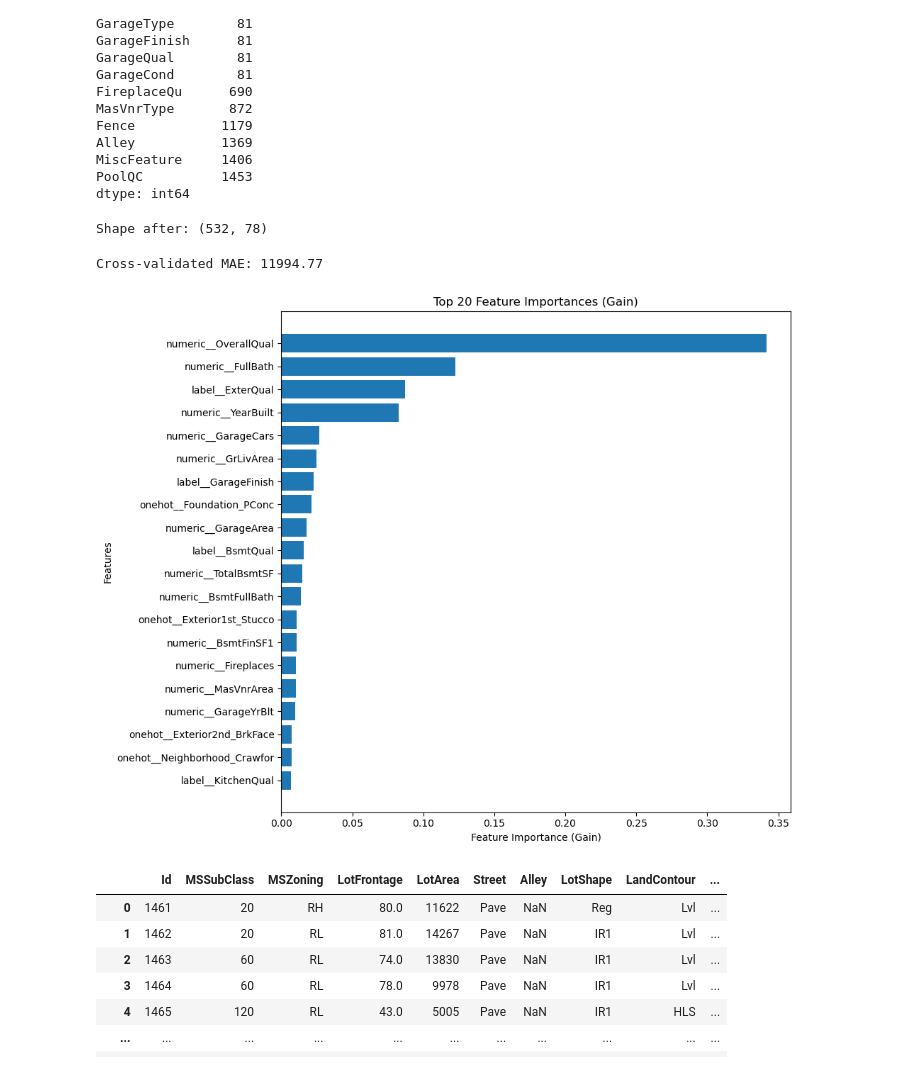
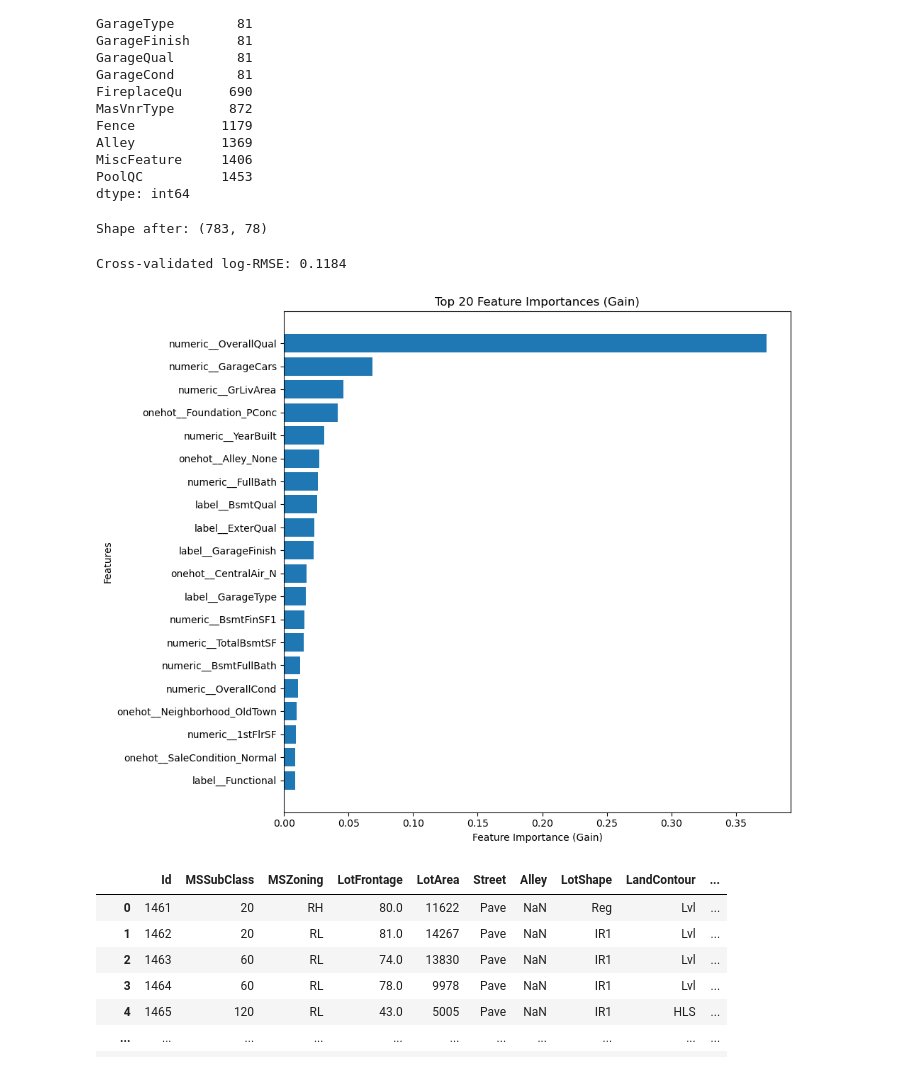
Before and after one commit to basilcherian42/Housing-Prices-Competition-Kaggle, a Jupyter notebook: houses_basic.ipynb, the cells around one changed output. Saved outputs shown, nothing was run; the diff lists cells and outputs as text; code cells hidden in the pictures.

```diff
--- a/houses_basic.ipynb
+++ b/houses_basic.ipynb
@@ -90,7 +90,7 @@ train_df['MasVnrArea']=train_df['MasVnrArea'].fillna(train_df['MasVnrArea'].mean
 # %%
 train_df=train_df.dropna(subset=['Electrical'])
 # %%
-def remove_outliers_iqr(df, columns, threshold=1.5):
+def remove_outliers_iqr(df, columns, threshold=3):
     for col in columns:
         Q1 = df[col].quantile(0.25)
         Q3 = df[col].quantile(0.75)
@@ -113,7 +113,7 @@ train_df = remove_outliers_iqr(train_df, num_cols)
 
 print(f"Shape after: {train_df.shape}")
 # %% [output]
-Shape after: (532, 78)
+Shape after: (783, 78)
 # %%
 from sklearn.compose import ColumnTransformer
 from sklearn.pipeline import Pipeline
@@ -156,6 +156,7 @@ preprocessor = ColumnTransformer(transformers=[
 ])
 # %%
 from sklearn.model_selection import cross_val_score
+from sklearn.metrics import mean_squared_error
 import xgboost as xgb
 from sklearn.pipeline import Pipeline
 from sklearn.metrics import mean_absolute_error
@@ -164,6 +165,7 @@ import numpy as np
 # Prepare data
 X = train_df.drop(columns=["SalePrice"])
 y = train_df["SalePrice"]
+y_log = np.log1p(y)
 
 # Define pipeline without numeric scaling
 model_pipeline = Pipeline(steps=[
@@ -171,47 +173,44 @@ model_pipeline = Pipeline(steps=[
     ('model', xgb.XGBRegressor(n_estimators=500, learning_rate=0.05, max_depth=4, random_state=42))
 ])
 
-# Cross-validation on the full dataset
-cv_scores = cross_val_score(model_pipeline, X, y, cv=5, scoring='neg_mean_absolute_error')
+cv_scores = cross_val_score(model_pipeline, X, y_log, cv=5, scoring='neg_root_mean_squared_error')
+cv_rmse = -np.mean(cv_scores)
 
-# Convert negative MAE to positive values
-cv_mae = -np.mean(cv_scores)
-
-print(f"Cross-validated MAE: {cv_mae:.2f}")
+print(f"Cross-validated log-RMSE: {cv_rmse:.4f}")
 # %% [output]
-Cross-validated MAE: 11994.77
+Cross-validated log-RMSE: 0.1184
 # %%
 # Train model on full dataset
-model_pipeline.fit(X, y)
+model_pipeline.fit(X, y_log)
 
 # Get transformed feature names
 preprocessor = model_pipeline.named_steps['preprocessor']
 feature_names = preprocessor.get_feature_names_out()
 
 # Extract feature importances
 booster = model_pipeline.named_steps['model']
 importances = booster.feature_importances_
 
 # Sort and select top N features
 N = 20  # Choose the number of top features to display (adjust as needed)
 
 sorted_idx = importances.argsort()[::-1]
 top_N_idx = sorted_idx[:N]
 
 top_N_importances = importances[top_N_idx]
 top_N_feature_names = feature_names[top_N_idx] #Use the transformed names
 
 # Plot the top N features
 plt.figure(figsize=(10, 8))
 plt.barh(top_N_feature_names, top_N_importances)
 plt.xlabel("Feature Importance (Gain)")
 plt.ylabel("Features")
 plt.title(f"Top {N} Feature Importances (Gain)")
 plt.gca().invert_yaxis()
 plt.tight_layout()
 plt.show()
 # %% [output]
-[figure, old version]
+[figure, new version]
 # %%
 test_df
 # %% [output]
```
Also changed, not shown: 1 other file.
